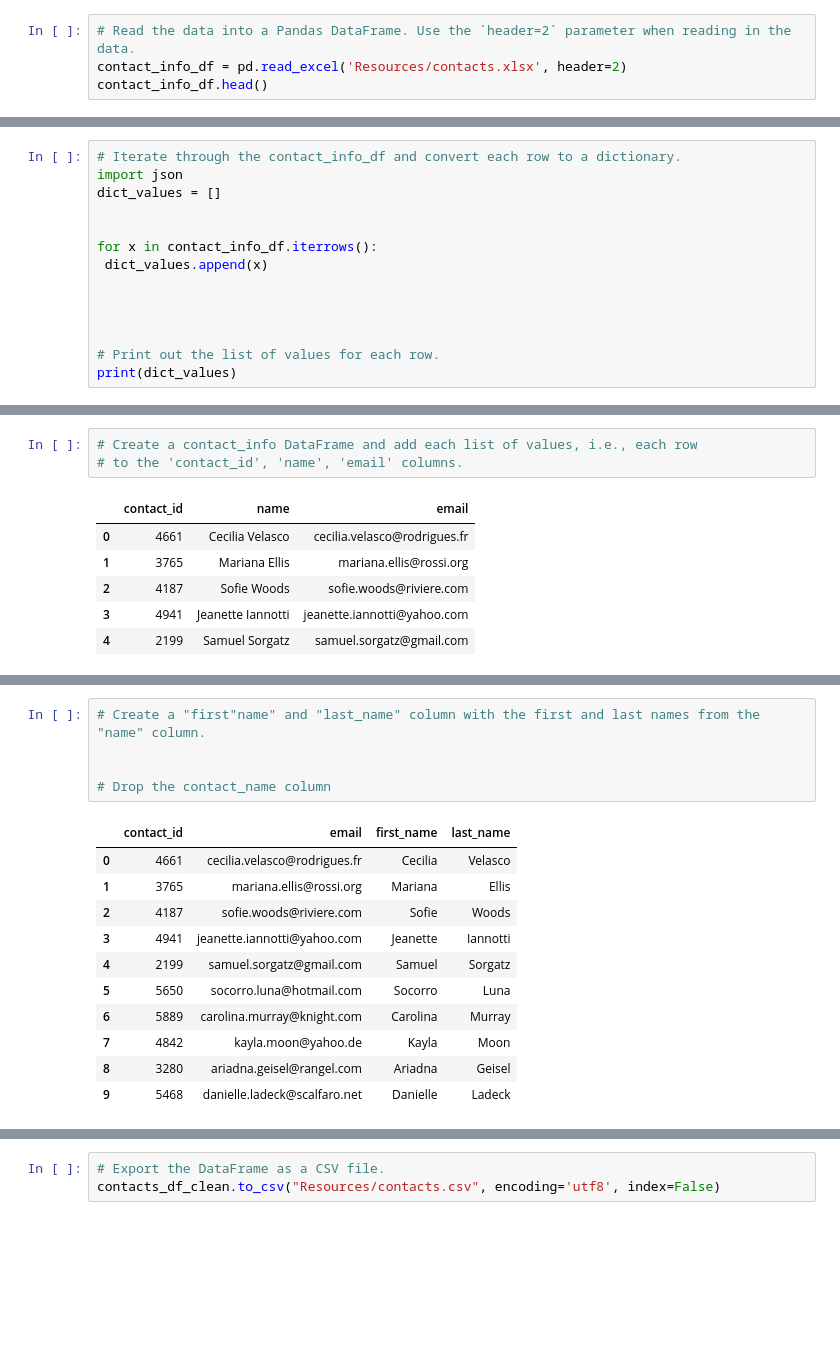
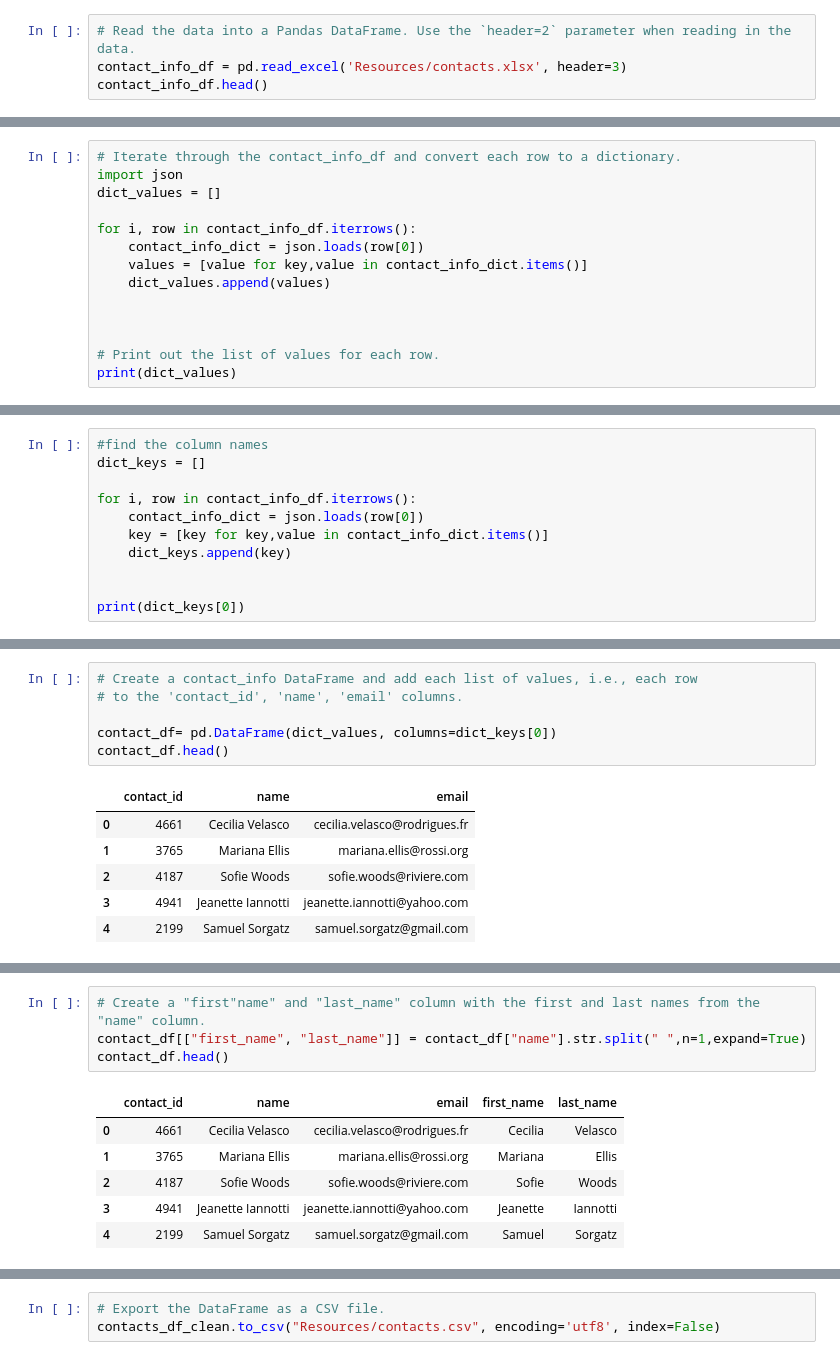
Before and after one commit to priyadharsinid/Crowdfunding_ETL, a Jupyter notebook: ETL_Mini_Project_DOceguera_PDuraiArasan.ipynb, the cells around one changed output, grey strips where cells are left out. Drawn from its saved outputs; the diff is of its cells as text; blank space fills up the shorter version.

```diff
--- a/ETL_Mini_Project_DOceguera_PDuraiArasan.ipynb
+++ b/ETL_Mini_Project_DOceguera_PDuraiArasan.ipynb
@@ -266,6 +124,6 @@ campaign_cleaned.to_csv("Resources/campaign.csv", index=False)
 ### Extract the contacts.xlsx Data.
 # %%
 # Read the data into a Pandas DataFrame. Use the `header=2` parameter when reading in the data.
-contact_info_df = pd.read_excel('Resources/contacts.xlsx', header=2)
+contact_info_df = pd.read_excel('Resources/contacts.xlsx', header=3)
 contact_info_df.head()
 # %% [output]
@@ -292,10 +150,10 @@ Then export the DataFrame as a `contacts.csv` CSV file.
 import json
 dict_values = []
 
-
-for x in contact_info_df.iterrows():
- dict_values.append(x)
-
+for i, row in contact_info_df.iterrows():
+    contact_info_dict = json.loads(row[0])
+    values = [value for key,value in contact_info_dict.items()]
+    dict_values.append(values)
 
 
 
@@ -321,0 +164,11 @@ Name: 1000, dtype: object)]
+# %%
+#find the column names
+dict_keys = []
+
+for i, row in contact_info_df.iterrows():
+    contact_info_dict = json.loads(row[0])
+    key = [key for key,value in contact_info_dict.items()]
+    dict_keys.append(key)
+
+
+print(dict_keys[0])
@@ -322,6 +177,9 @@ Name: 1000, dtype: object)]
 # %%
 # Create a contact_info DataFrame and add each list of values, i.e., each row
 # to the 'contact_id', 'name', 'email' columns.
+
+contact_df= pd.DataFrame(dict_values, columns=dict_keys[0])
+contact_df.head()
 # %% [output]
 |  | contact_id | name | email |
 | 0 | 4661 | Cecilia Velasco | cecilia.velasco@rodrigues.fr |
@@ -344,18 +203,12 @@ dtypes: int64(1), object(2)
 memory usage: 23.6+ KB
 # %%
 # Create a "first"name" and "last_name" column with the first and last names from the "name" column.
-
-
-# Drop the contact_name column
+contact_df[["first_name", "last_name"]] = contact_df["name"].str.split(" ",n=1,expand=True)
+contact_df.head()
 # %% [output]
-|  | contact_id | email | first_name | last_name |
-| 0 | 4661 | cecilia.velasco@rodrigues.fr | Cecilia | Velasco |
-| 1 | 3765 | mariana.ellis@rossi.org | Mariana | Ellis |
-| 2 | 4187 | sofie.woods@riviere.com | Sofie | Woods |
-| 3 | 4941 | jeanette.iannotti@yahoo.com | Jeanette | Iannotti |
-| 4 | 2199 | samuel.sorgatz@gmail.com | Samuel | Sorgatz |
-| 5 | 5650 | socorro.luna@hotmail.com | Socorro | Luna |
-| 6 | 5889 | carolina.murray@knight.com | Carolina | Murray |
-| 7 | 4842 | kayla.moon@yahoo.de | Kayla | Moon |
-| 8 | 3280 | ariadna.geisel@rangel.com | Ariadna | Geisel |
-| 9 | 5468 | danielle.ladeck@scalfaro.net | Danielle | Ladeck |
+|  | contact_id | name | email | first_name | last_name |
+| 0 | 4661 | Cecilia Velasco | cecilia.velasco@rodrigues.fr | Cecilia | Velasco |
+| 1 | 3765 | Mariana Ellis | mariana.ellis@rossi.org | Mariana | Ellis |
+| 2 | 4187 | Sofie Woods | sofie.woods@riviere.com | Sofie | Woods |
+| 3 | 4941 | Jeanette Iannotti | jeanette.iannotti@yahoo.com | Jeanette | Iannotti |
+| 4 | 2199 | Samuel Sorgatz | samuel.sorgatz@gmail.com | Samuel | Sorgatz |
```
Also changed, not shown: parts of 33 cells of this notebook, 1 other file.
